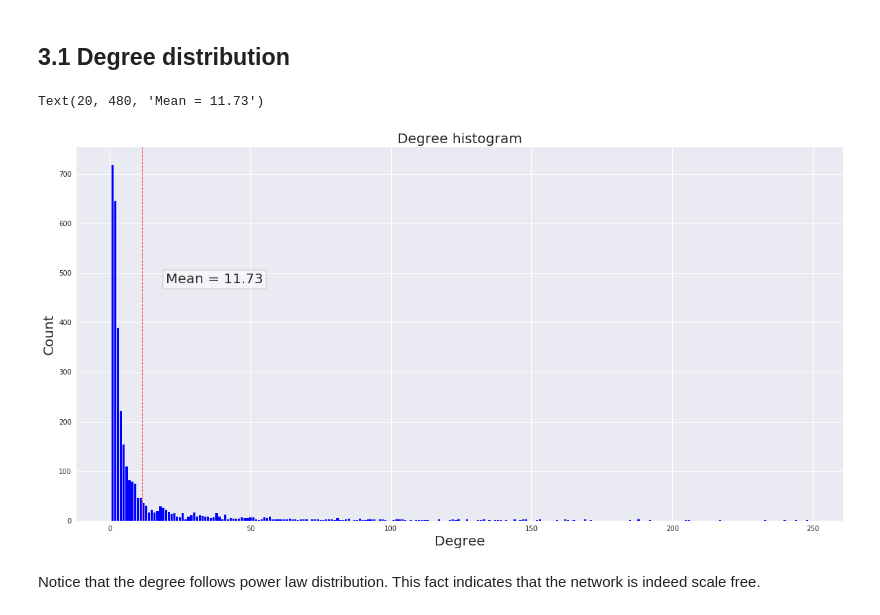
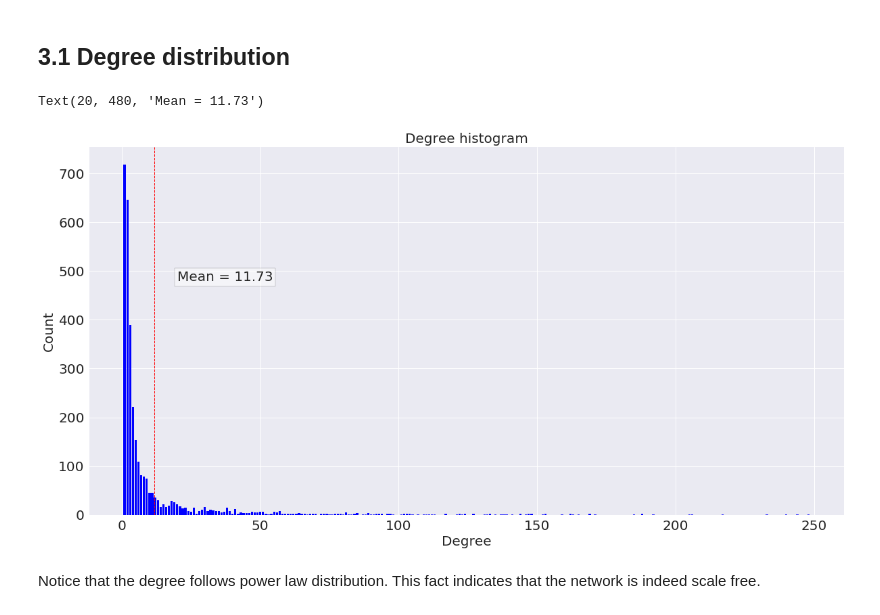
Before and after one commit to lchenbb/NTDS2019_Project, a Jupyter notebook: explore_data.ipynb, the cells around one changed output. Saved outputs shown, nothing was run; the diff lists cells and outputs as text; code cells hidden in the pictures.

```diff
--- a/explore_data.ipynb
+++ b/explore_data.ipynb
@@ -82,21 +82,22 @@ deg, cnt = zip(*degree_count.items())
 # %%
 # Plot degree distribution
 fig = plt.figure(figsize = (20, 10))
 ax = fig.add_subplot(111)
 ax.bar(deg, cnt, width = 0.8, color = "b")
 deg_mean = np.mean(degree_list)
 ax.axvline(deg_mean, color = "r",
             linestyle = "dashed",
            linewidth = 1)
+ax.tick_params(labelsize = 20)
 ax.set_title("Degree histogram", fontsize = 20)
 ax.set_xlabel("Degree", fontsize = 20)
 ax.set_ylabel("Count", fontsize = 20)
 ax.text(20, 480, "Mean = {:.2f}".format(deg_mean),
         bbox=dict(facecolor='white',
                   alpha=0.5), fontsize = 20)
 # %% [output]
 Text(20, 480, 'Mean = 11.73')
-[figure, old version]
+[figure, new version]
 # %%
 fig.savefig("./output/degree_distribution.pdf", format = "pdf")
 # %% [markdown]
```
Also changed, not shown: parts of 4 cells of this notebook.
